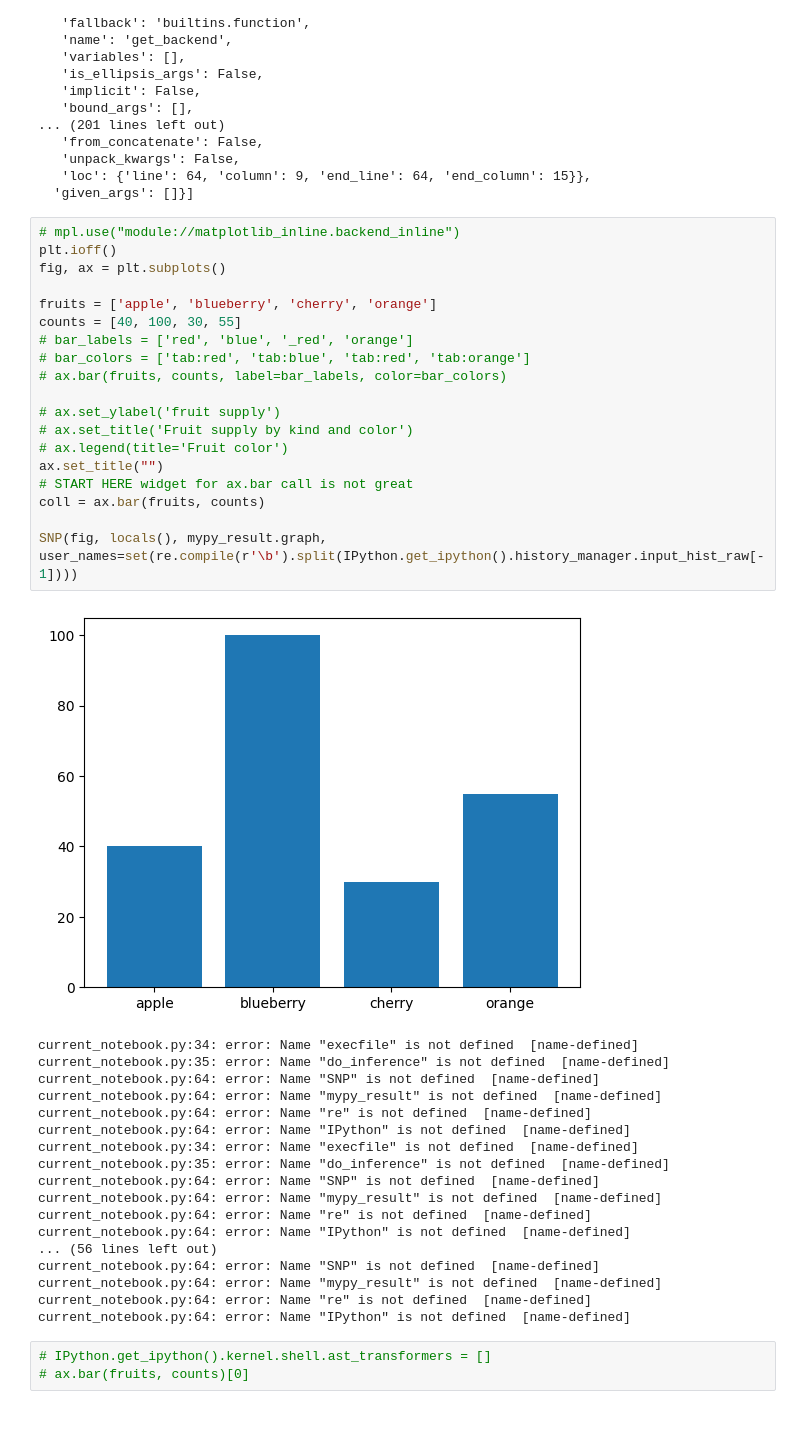
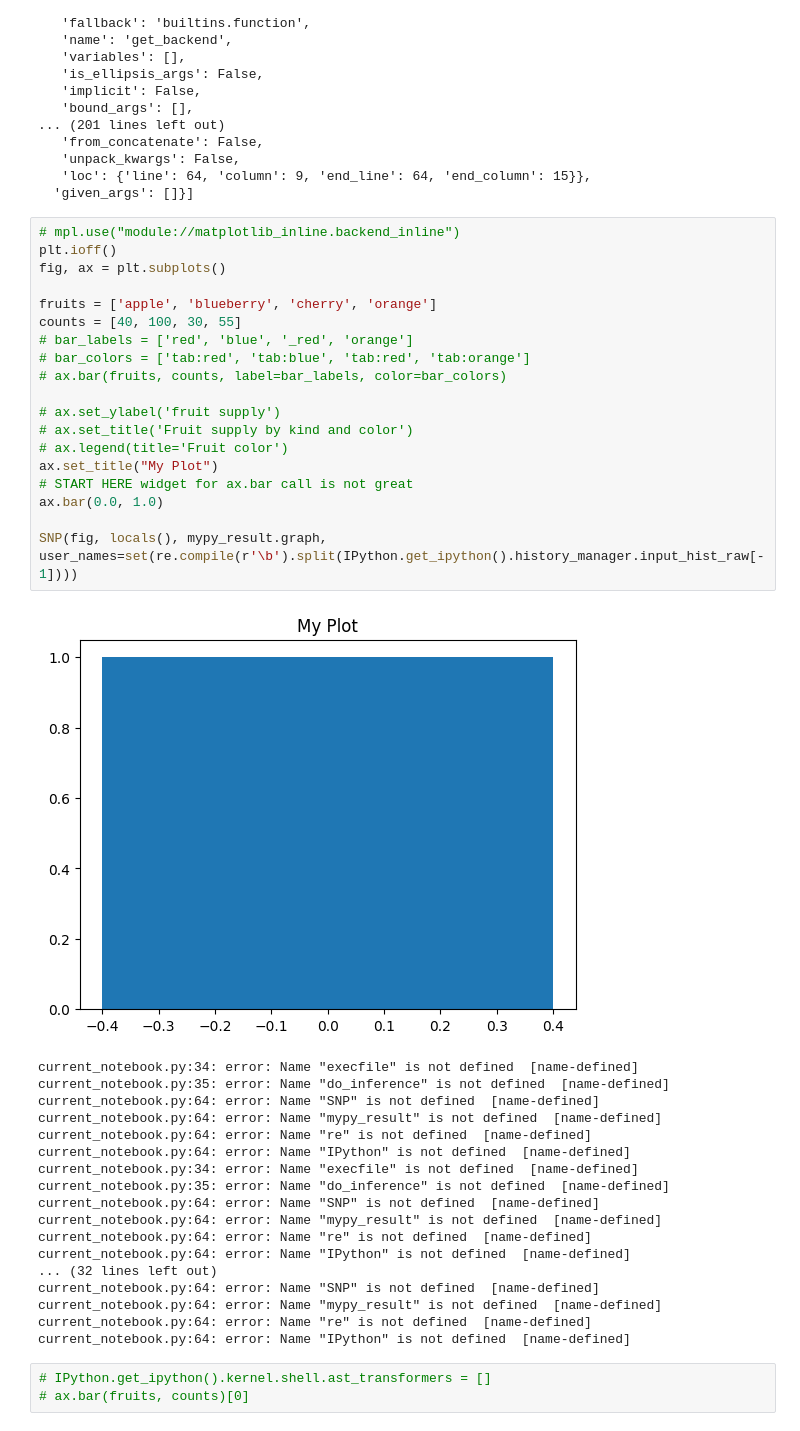
Before and after one commit to brianhempel/sketch-n-plot, a Jupyter notebook: Sketch-n-Plot.ipynb, the cells around one changed output. Drawn from its saved outputs; the diff is of its cells as text.

```diff
--- a/Sketch-n-Plot.ipynb
+++ b/Sketch-n-Plot.ipynb
@@ -77,24 +77,24 @@ current_notebook.py:64: error: Name "IPython" is not defined  [name-defined]
 # %%
 # mpl.use("module://matplotlib_inline.backend_inline")
 plt.ioff()
 fig, ax = plt.subplots()
 
 fruits = ['apple', 'blueberry', 'cherry', 'orange']
 counts = [40, 100, 30, 55]
 # bar_labels = ['red', 'blue', '_red', 'orange']
 # bar_colors = ['tab:red', 'tab:blue', 'tab:red', 'tab:orange']
 # ax.bar(fruits, counts, label=bar_labels, color=bar_colors)
 
 # ax.set_ylabel('fruit supply')
 # ax.set_title('Fruit supply by kind and color')
 # ax.legend(title='Fruit color')
-ax.set_title("")
+ax.set_title("My Plot")
 # START HERE widget for ax.bar call is not great
-coll = ax.bar(fruits, counts)
+ax.bar(0.0, 1.0)
 
 SNP(fig, locals(), mypy_result.graph, user_names=set(re.compile(r'\b').split(IPython.get_ipython().history_manager.input_hist_raw[-1])))
 # %% [output]
-[figure, old version]
+[figure, new version]
 current_notebook.py:34: error: Name "execfile" is not defined  [name-defined]
 current_notebook.py:35: error: Name "do_inference" is not defined  [name-defined]
 current_notebook.py:64: error: Name "SNP" is not defined  [name-defined]
@@ -107,7 +107,7 @@ current_notebook.py:64: error: Name "SNP" is not defined  [name-defined]
 current_notebook.py:64: error: Name "mypy_result" is not defined  [name-defined]
 current_notebook.py:64: error: Name "re" is not defined  [name-defined]
 current_notebook.py:64: error: Name "IPython" is not defined  [name-defined]
-... (56 lines left out)
+... (32 lines left out)
 current_notebook.py:64: error: Name "SNP" is not defined  [name-defined]
 current_notebook.py:64: error: Name "mypy_result" is not defined  [name-defined]
 current_notebook.py:64: error: Name "re" is not defined  [name-defined]
```
Also changed, not shown: parts of 2 cells of this notebook, 4 other files.
